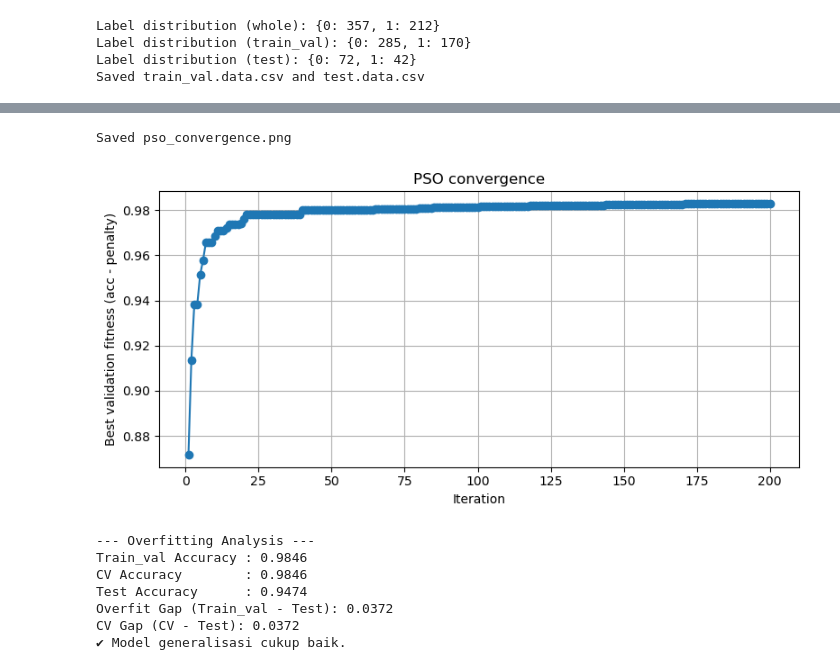
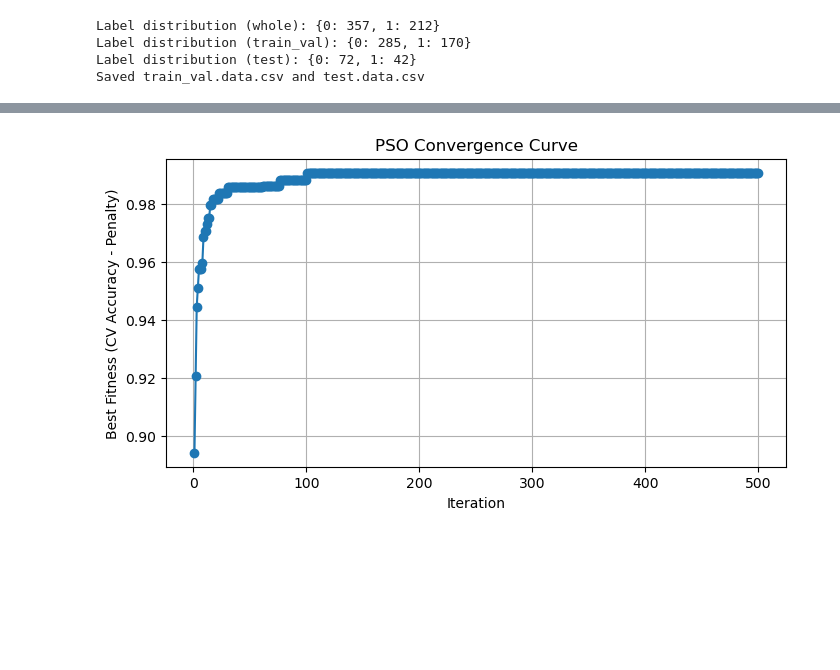
Before and after one commit to Elan34W/Breast-Cancer-SVM-with-PSO, a Jupyter notebook: main/Program.ipynb, the cells around one changed output, grey strips where cells are left out. Cells and saved outputs as stored; diff of their text form; code cells hidden in the pictures; blank space fills up the shorter version.

```diff
--- a/main/Program.ipynb
+++ b/main/Program.ipynb
@@ -146,5 +164,5 @@ y_val = val_df['label'].values.astype(int)
 y_train_svm = np.where(y_train==1, 1, -1)
 y_val_svm = np.where(y_val==1, 1, -1)
 y_test_svm = np.where(y_test==1, 1, -1)
-y_train_val_svm = np.where(y_train_val==1, 1, -1) if 'y_train_val' in locals() else np.where(y_train_val==1,1,-1) if False else None
+y_train_val_svm = np.where(y_train_val == 1, 1, -1)
 # %%
@@ -276,16 +340,20 @@ class ContinuousPSO:
 # %%
 # ------------------ 9. Run PSO ------------------
-n_features = X_train.shape[1]
-n_dim = n_features + 1  # w dims + b
-print("PSO optimizing vector dim:", n_dim)
+n_dim = X_train_val_std.shape[1] + 1
 
-pso = ContinuousPSO(n_dim=n_dim, fitness_func=fitness,
-                    swarm_size=SWARM_SIZE, max_iters=MAX_ITERS,
-                    w=W_INERTIA, c1=C1, c2=C2,
-                    vel_clip=VEL_CLIP, pos_clip=POS_CLIP,
-                    max_evals=MAX_EVALS, seed=RANDOM_SEED)
+pso = ContinuousPSO(
+    n_dim=n_dim,
+    fitness_func=fitness,
+    swarm_size=SWARM_SIZE,
+    max_iters=MAX_ITERS,
+    w=W_INERTIA,
+    c1=C1,
+    c2=C2,
+    vel_clip=VEL_CLIP,
+    pos_clip=POS_CLIP,
+    max_evals=MAX_EVALS,
+    seed=RANDOM_SEED
+)
 
-best_vec, best_fit, history, evals_used = pso.run(verbose=True)
-print("PSO finished. Best validation fitness (acc - penalty):", best_fit)
-print("Fitness evaluations used:", evals_used)
+best_vec, best_fit, history = pso.run()
 # %% [output]
@@ -358,40 +443,13 @@ Saved pso_history.csv and best_svm_params.npy
 # %%
-# ------------------ 12. Plot convergence ------------------
+# PSO Convergence Curve
+hist_df = pd.DataFrame(history, columns=["Iteration", "BestFitness", "TotalEvals"])
+
 plt.figure(figsize=(8,4))
-plt.plot(hist_df['iter'], hist_df['best_val_fit'], marker='o')
+plt.plot(hist_df["Iteration"], hist_df["BestFitness"], marker='o')
 plt.xlabel("Iteration")
-plt.ylabel("Best validation fitness (acc - penalty)")
-plt.title("PSO convergence")
+plt.ylabel("Best Fitness (CV Accuracy - Penalty)")
+plt.title("PSO Convergence Curve")
 plt.grid(True)
-plt.tight_layout()
-plt.savefig("pso_convergence.png")
-print("Saved pso_convergence.png")
+plt.show()
 # %% [output]
-Saved pso_convergence.png
-[figure, old version]
+[figure, new version]
-# %%
-# ------------------ 13. Overfitting analysis ------------------
-print("\n--- Overfitting Analysis ---")
-overfit_gap = acc_train_val - test_acc
-cv_gap = acc_cv_best - test_acc
-
-print(f"Train_val Accuracy : {acc_train_val:.4f}")
-print(f"CV Accuracy        : {acc_cv_best:.4f}")
-print(f"Test Accuracy      : {test_acc:.4f}")
-print(f"Overfit Gap (Train_val - Test): {overfit_gap:.4f}")
-print(f"CV Gap (CV - Test): {cv_gap:.4f}")
-
-if cv_gap > 0.05:
-    print("⚠ Model kemungkinan overfit (CV jauh lebih tinggi daripada Test).")
-elif cv_gap < -0.05:
-    print("⚠ Model kemungkinan underfit.")
-else:
-    print("✔ Model generalisasi cukup baik.")
-# %% [output]
---- Overfitting Analysis ---
-Train_val Accuracy : 0.9846
-CV Accuracy        : 0.9846
-Test Accuracy      : 0.9474
-Overfit Gap (Train_val - Test): 0.0372
-CV Gap (CV - Test): 0.0372
-✔ Model generalisasi cukup baik.
```
Also changed, not shown: parts of 22 cells of this notebook.
